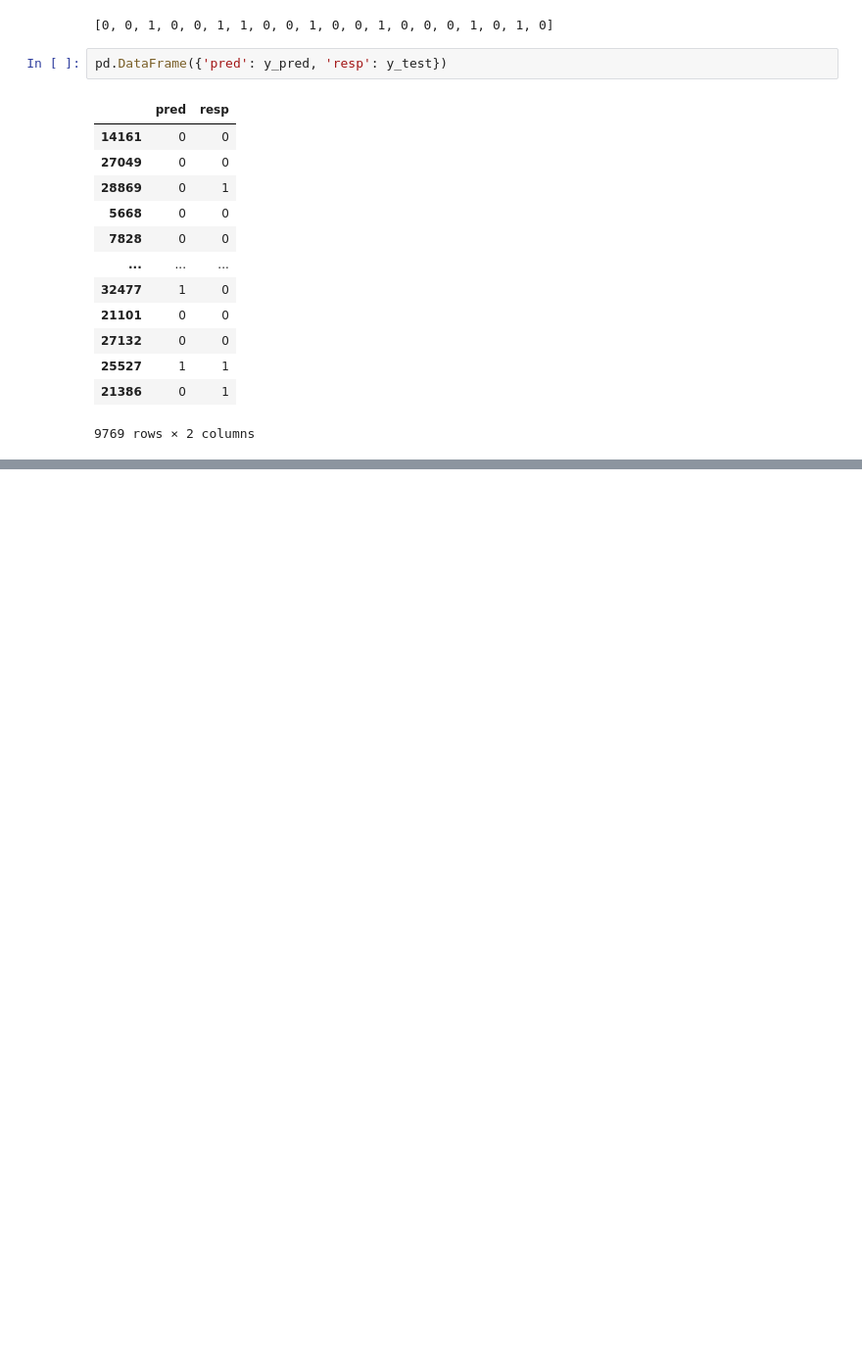
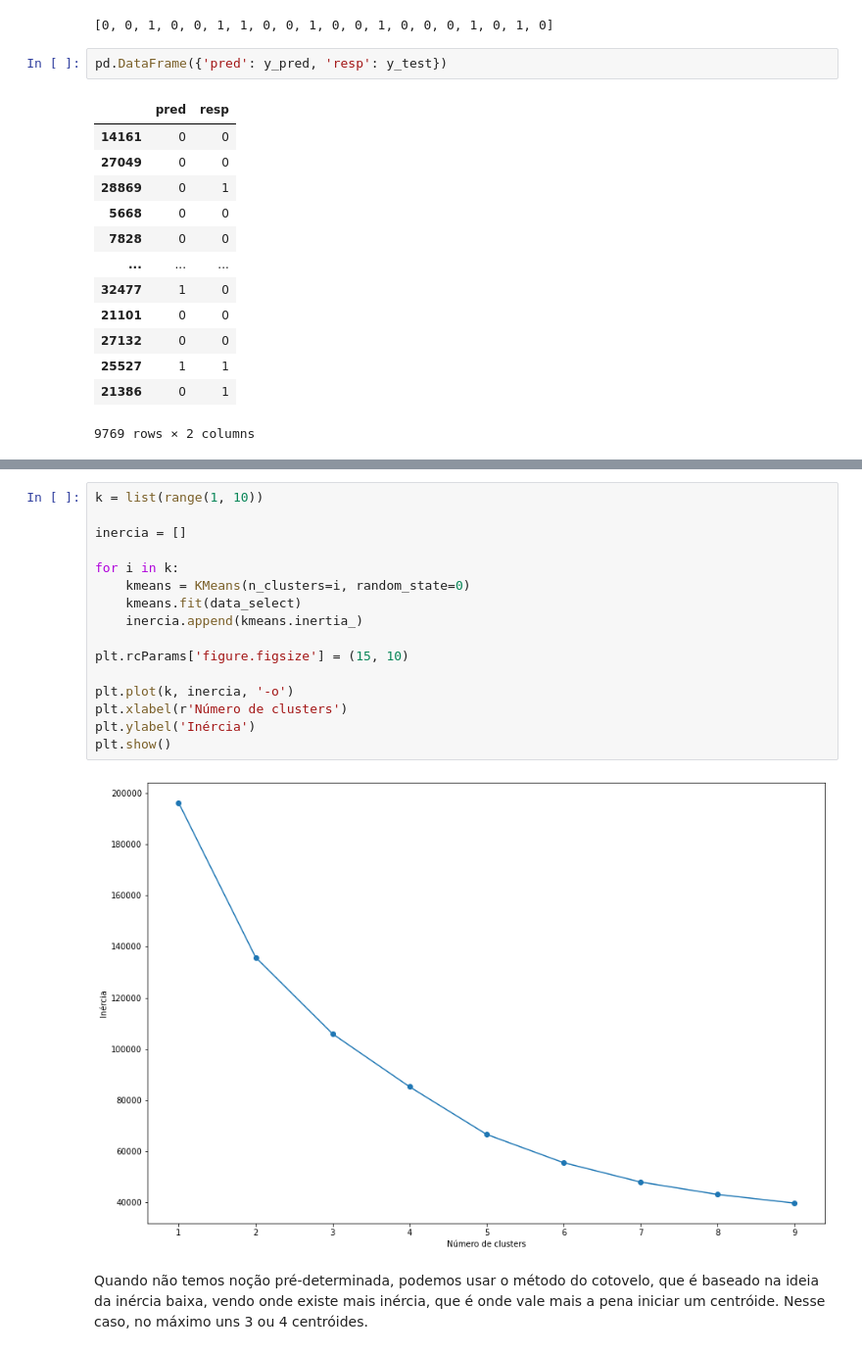
Before and after one commit to StoneHg/IA2, a Jupyter notebook: NAC2 IA.ipynb, the cells around one changed output, grey strips where cells are left out. Shown at 98% size. Drawn from its saved outputs; the diff is of its cells as text; blank space fills up the shorter version.

```diff
--- a/NAC2 IA.ipynb
+++ b/NAC2 IA.ipynb
@@ -226,0 +271,20 @@ ValueError: could not convert string to float: ' Bachelors'
+# %%
+k = list(range(1, 10))
+
+inercia = []
+
+for i in k:
+    kmeans = KMeans(n_clusters=i, random_state=0)
+    kmeans.fit(data_select)
+    inercia.append(kmeans.inertia_)
+
+plt.rcParams['figure.figsize'] = (15, 10)
+
+plt.plot(k, inercia, '-o')
+plt.xlabel(r'Número de clusters')
+plt.ylabel('Inércia')
+plt.show()
+# %% [output]
+[figure, added]
+# %% [markdown]
+Quando não temos noção pré-determinada, podemos usar o método do cotovelo, que é baseado na ideia da inércia baixa, vendo onde existe mais inércia, que é onde vale mais a pena iniciar um centróide. Nesse caso, no máximo uns 3 ou 4 centróides.
```
Also changed, not shown: parts of 46 cells of this notebook.
